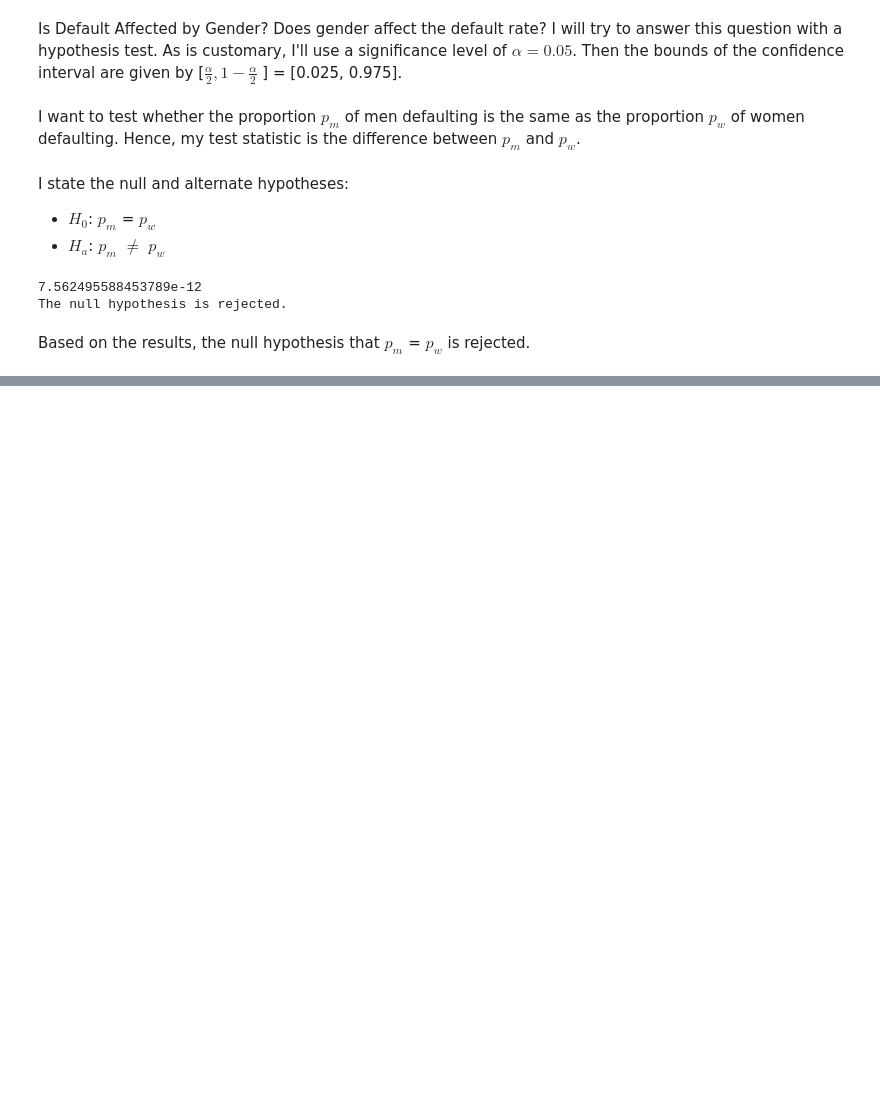
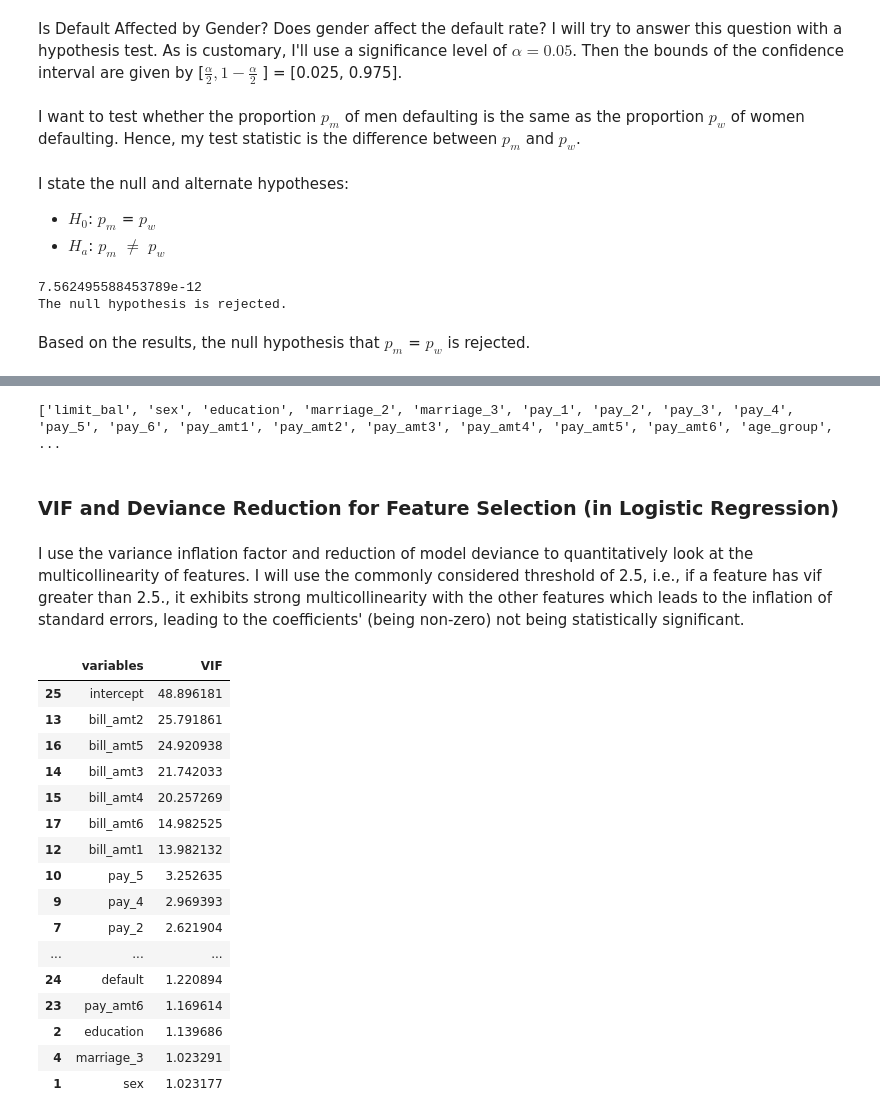
Before and after one commit to vishalsingh17/CreditCardDefaulterPrediction, a Jupyter notebook: notebook/EDA.ipynb, the cells around one changed output, grey strips where cells are left out. Saved outputs shown, nothing was run; the diff lists cells and outputs as text; code cells hidden in the pictures; blank space fills up the shorter version.

```diff
--- a/notebook/EDA.ipynb
+++ b/notebook/EDA.ipynb
@@ -577,0 +659,9 @@ Based on the results, the null hypothesis that $p_m$ = $p_w$ is rejected.
+# %%
+cc_df['overdraft'] = np.where(
+    (cc_df['bill_amt1'] > cc_df['limit_bal']) |
+    (cc_df['bill_amt2'] > cc_df['limit_bal']) |
+    (cc_df['bill_amt3'] > cc_df['limit_bal']) |
+    (cc_df['bill_amt4'] > cc_df['limit_bal']) |
+    (cc_df['bill_amt5'] > cc_df['limit_bal']) |
+    (cc_df['bill_amt6'] > cc_df['limit_bal']), 1, 0
+)
@@ -577,0 +676,10 @@ Based on the results, the null hypothesis that $p_m$ = $p_w$ is rejected.
+# %%
+# One hot encoding the marriage column and dropping the first column
+
+j = cc_df.columns.get_loc("marriage")
+
+left = cc_df.iloc[:, :j]
+marriage = pd.get_dummies(cc_df["marriage"], prefix="marriage", drop_first=True)
+right = cc_df.iloc[: , j+1:]
+
+cc_df = pd.concat([left, marriage, right], axis=1)
@@ -577,0 +727,5 @@ Based on the results, the null hypothesis that $p_m$ = $p_w$ is rejected.
+# %%
+features_1 = list(cc_df.columns[:25])
+X1_train, X1_test, y_train, y_test = make_stratified_tts(cc_df, features_1)
+print(features_1)
+X1 = cc_df[features_1]
@@ -577,0 +736,19 @@ Based on the results, the null hypothesis that $p_m$ = $p_w$ is rejected.
+# %%
+features_best = (
+    list(cc_df.columns[0:5])
+    + list(cc_df.columns[6:12])
+    + list(cc_df.columns[18:24])
+    + [cc_df.columns[25]]
+    + [cc_df.columns[27]]
+    + list(cc_df.columns[31: 34])
+    + [cc_df.columns[36]]
+    + list(cc_df.columns[38: 40])
+    + [cc_df.columns[42]]
+)
+
+X3_sc_train_rs1, X3_sc_test, y3_sc_train_rs1, y_test = make_stratified_tts(cc_df, features_best, scaled=True, balanced='smote')
+X3_sc_train_rs2, X3_sc_test, y3_sc_train_rs2, y_test = make_stratified_tts(cc_df, features_best, scaled=True, balanced='random_os')
+print(features_best)
+X3 = cc_df[features_best]
+# %% [output]
+['limit_bal', 'sex', 'education', 'marriage_2', 'marriage_3', 'pay_1', 'pay_2', 'pay_3', 'pay_4', 'pay_5', 'pay_6', 'pay_amt1', 'pay_amt2', 'pay_amt3', 'pay_amt4', 'pay_amt5', 'pay_amt6', 'age_group', ...
@@ -577,0 +878,32 @@ Based on the results, the null hypothesis that $p_m$ = $p_w$ is rejected.
+# %% [markdown]
+### VIF and Deviance Reduction for Feature Selection (in Logistic Regression)
+# %% [markdown]
+I use the variance inflation factor and reduction of model deviance to quantitatively look at the multicollinearity of features. I will use the commonly considered threshold of 2.5, i.e., if a feature has vif greater than 2.5., it exhibits strong multicollinearity with the other features which leads to the inflation of standard errors, leading to the coefficients' (being non-zero) not being statistically significant.
+# %%
+# Get the variables for which VIF and intercept needs to be computed
+X1["intercept"] = 1
+
+# Compute and view VIF
+vif = pd.DataFrame()
+vif["variables"] = X1.columns
+vif["VIF"] = [variance_inflation_factor(X1.values, i) for i in range(X1.shape[1])]
+
+vif.sort_values(by="VIF", ascending=False)
+# %% [output]
+|  | variables | VIF |
+| 25 | intercept | 48.896181 |
+| 13 | bill_amt2 | 25.791861 |
+| 16 | bill_amt5 | 24.920938 |
+| 14 | bill_amt3 | 21.742033 |
+| 15 | bill_amt4 | 20.257269 |
+| 17 | bill_amt6 | 14.982525 |
+| 12 | bill_amt1 | 13.982132 |
+| 10 | pay_5 | 3.252635 |
+| 9 | pay_4 | 2.969393 |
+| 7 | pay_2 | 2.621904 |
+| ... | ... | ... |
+| 24 | default | 1.220894 |
+| 23 | pay_amt6 | 1.169614 |
+| 2 | education | 1.139686 |
+| 4 | marriage_3 | 1.023291 |
+| 1 | sex | 1.023177 |
```
Also changed, not shown: parts of 31 cells of this notebook, 1 other file.
